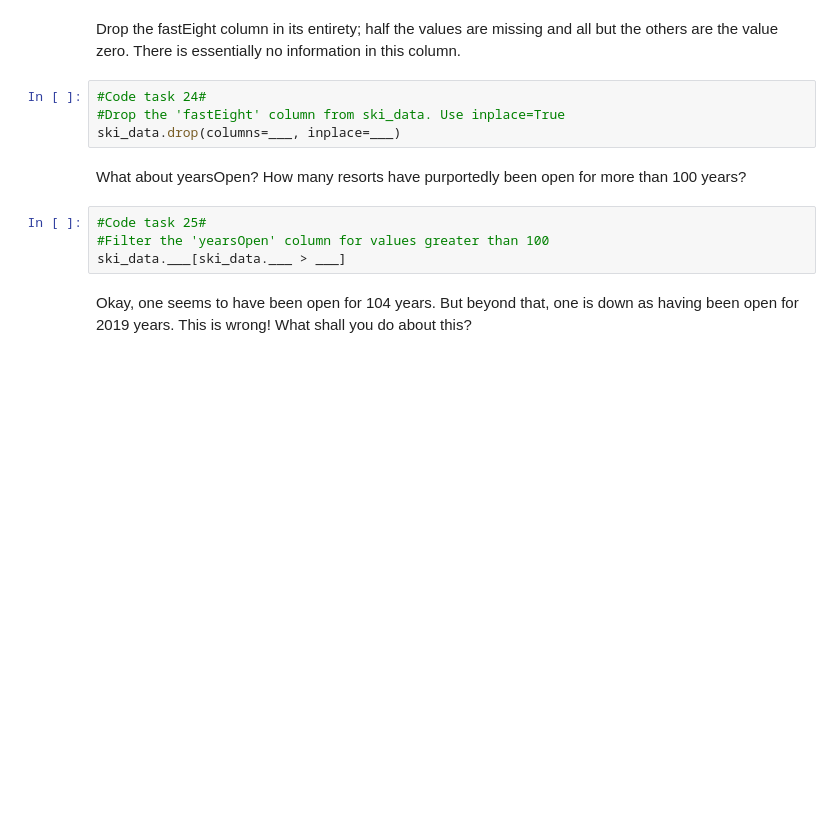
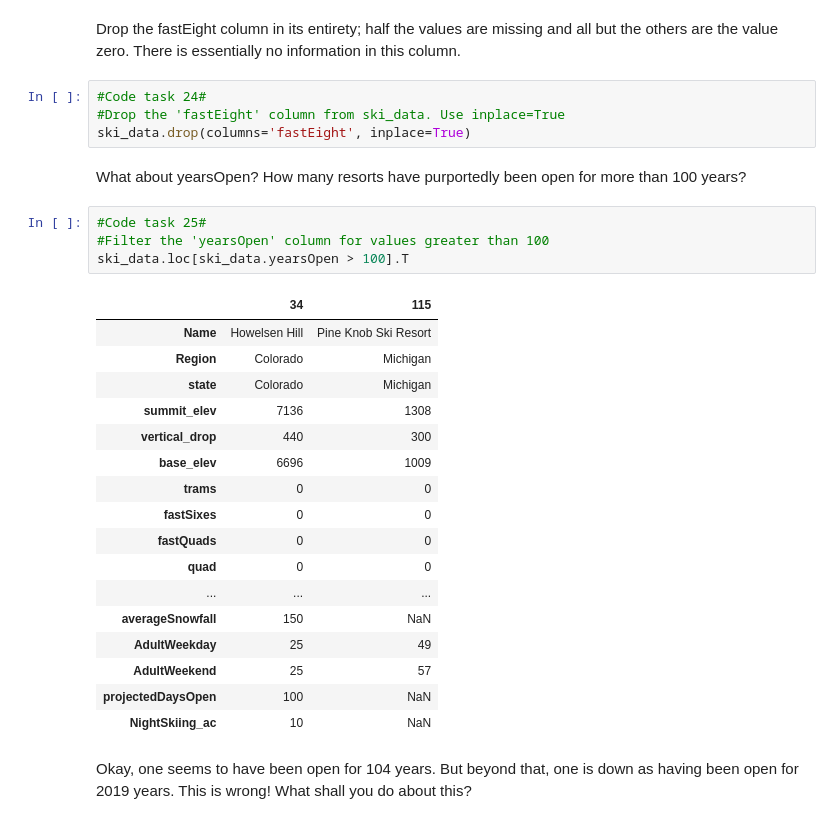
Before and after one commit to igorverevkin1992/DataScienceGuidedCapstone, a Jupyter notebook: Step Two - Data Wrangling/02_data_wrangling-Copy1.ipynb, the cells around one changed output. Cells and saved outputs as stored; diff of their text form; blank space fills up the shorter version.

```diff
--- a/Step Two - Data Wrangling/02_data_wrangling-Copy1.ipynb
+++ b/Step Two - Data Wrangling/02_data_wrangling-Copy1.ipynb
@@ -652,13 +681,31 @@ Drop the fastEight column in its entirety; half the values are missing and all b
 # %%
 #Code task 24#
 #Drop the 'fastEight' column from ski_data. Use inplace=True
-ski_data.drop(columns=___, inplace=___)
+ski_data.drop(columns='fastEight', inplace=True)
 # %% [markdown]
 What about yearsOpen? How many resorts have purportedly been open for more than 100 years?
 # %%
 #Code task 25#
 #Filter the 'yearsOpen' column for values greater than 100
-ski_data.___[ski_data.___ > ___]
+ski_data.loc[ski_data.yearsOpen > 100].T
+# %% [output]
+|  | 34 | 115 |
+| Name | Howelsen Hill | Pine Knob Ski Resort |
+| Region | Colorado | Michigan |
+| state | Colorado | Michigan |
+| summit_elev | 7136 | 1308 |
+| vertical_drop | 440 | 300 |
+| base_elev | 6696 | 1009 |
+| trams | 0 | 0 |
+| fastSixes | 0 | 0 |
+| fastQuads | 0 | 0 |
+| quad | 0 | 0 |
+| ... | ... | ... |
+| averageSnowfall | 150 | NaN |
+| AdultWeekday | 25 | 49 |
+| AdultWeekend | 25 | 57 |
+| projectedDaysOpen | 100 | NaN |
+| NightSkiing_ac | 10 | NaN |
 # %% [markdown]
 Okay, one seems to have been open for 104 years. But beyond that, one is down as having been open for 2019 years. This is wrong! What shall you do about this?
 # %% [markdown]
```
Also changed, not shown: parts of 10 cells of this notebook.
